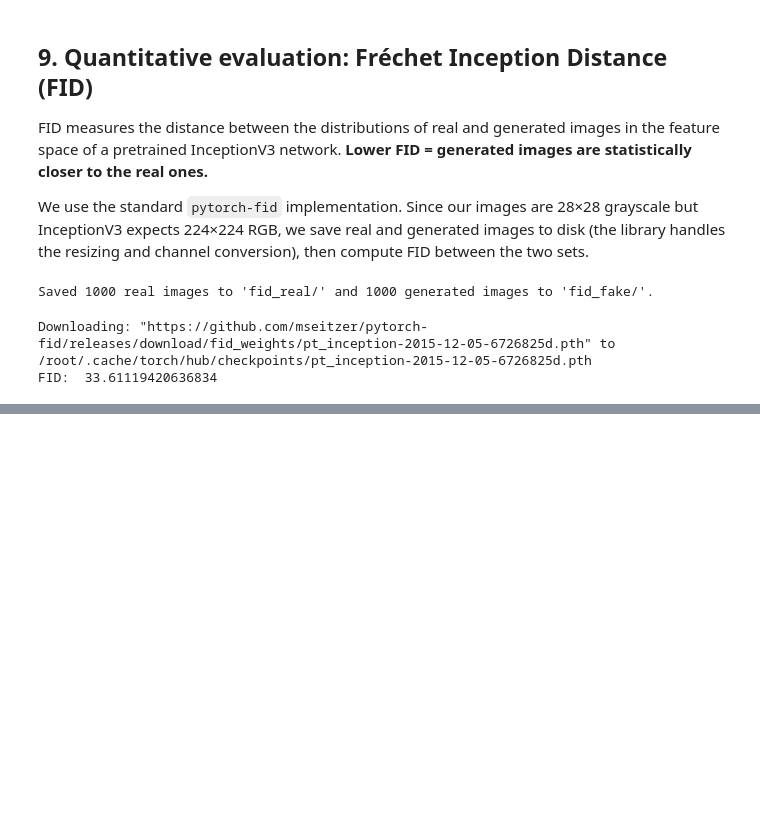
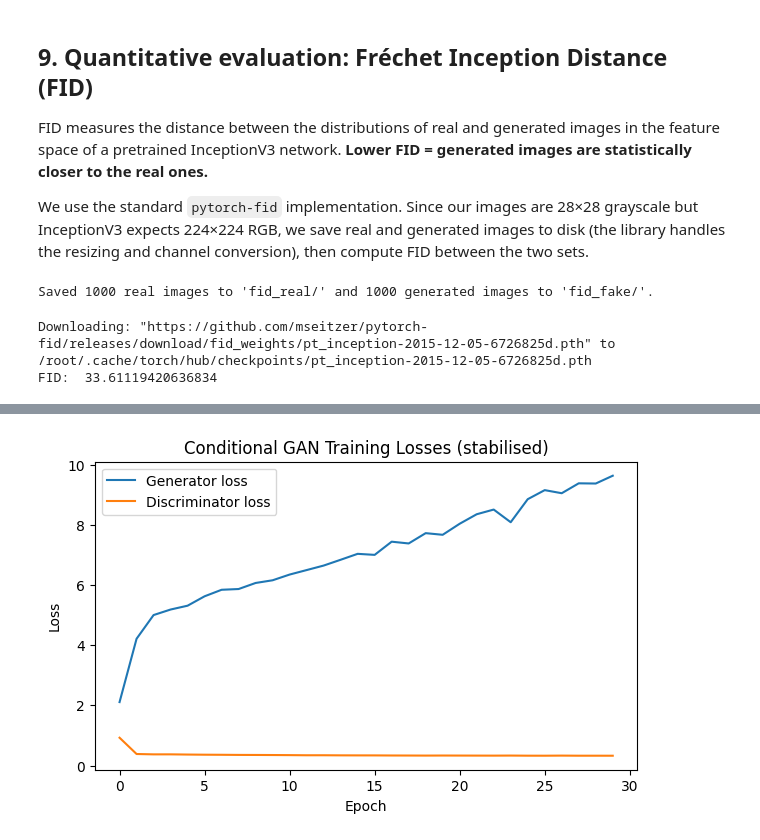
Before and after one commit to iisratislam/Generative_Modeling_Case-Study, a Jupyter notebook: part2_octmnist_gan.ipynb, the cells around one changed output, grey strips where cells are left out. Drawn from its saved outputs; the diff is of its cells as text; code cells hidden in the pictures; blank space fills up the shorter version.

Commit message:
Part 2.1 extension: conditional GAN — per-class generation on demand

```diff
--- a/part2_octmnist_gan.ipynb
+++ b/part2_octmnist_gan.ipynb
@@ -494,0 +762,10 @@ FID:  33.61119420636834
+# %%
+# Loss curves for the stabilised cGAN
+plt.figure(figsize=(7, 4))
+plt.plot(g_losses_c, label="Generator loss")
+plt.plot(d_losses_c, label="Discriminator loss")
+plt.xlabel("Epoch"); plt.ylabel("Loss")
+plt.title("Conditional GAN Training Losses (stabilised)")
+plt.legend(); plt.show()
+# %% [output]
+[figure, added]
```
Also changed, not shown: parts of 5 cells of this notebook.
